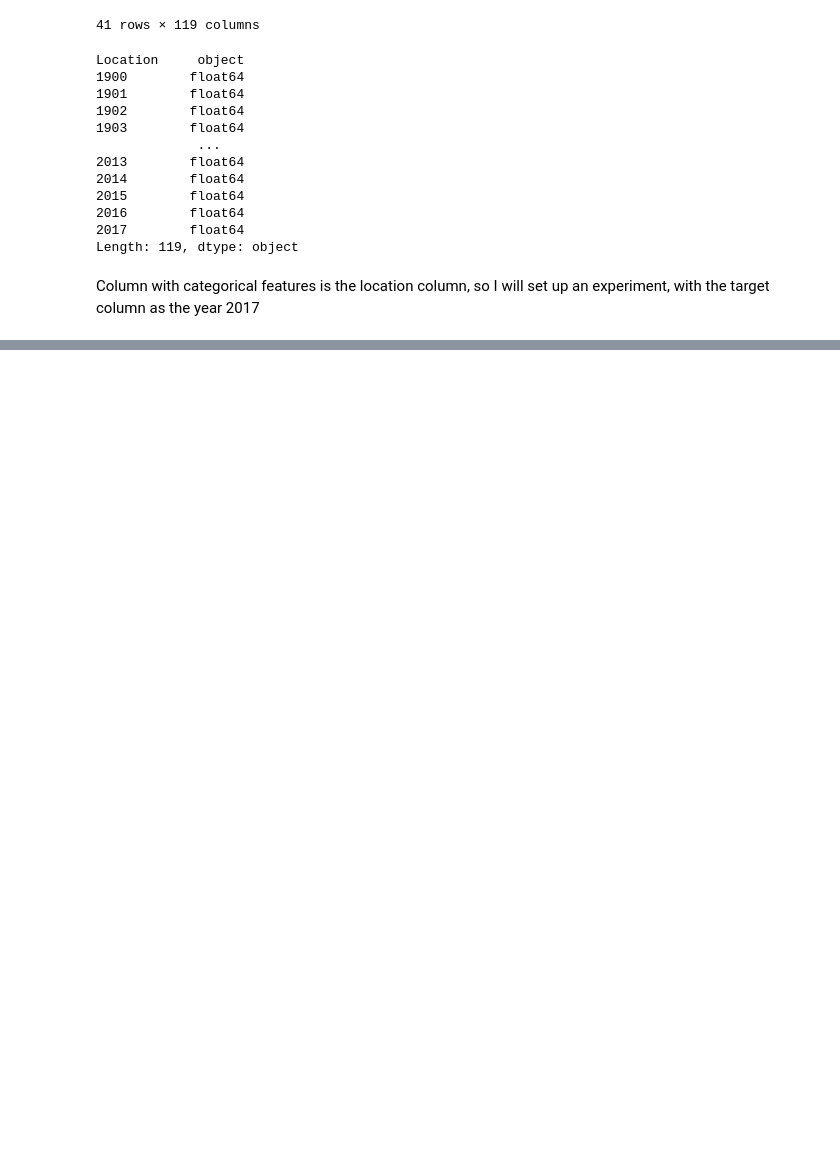
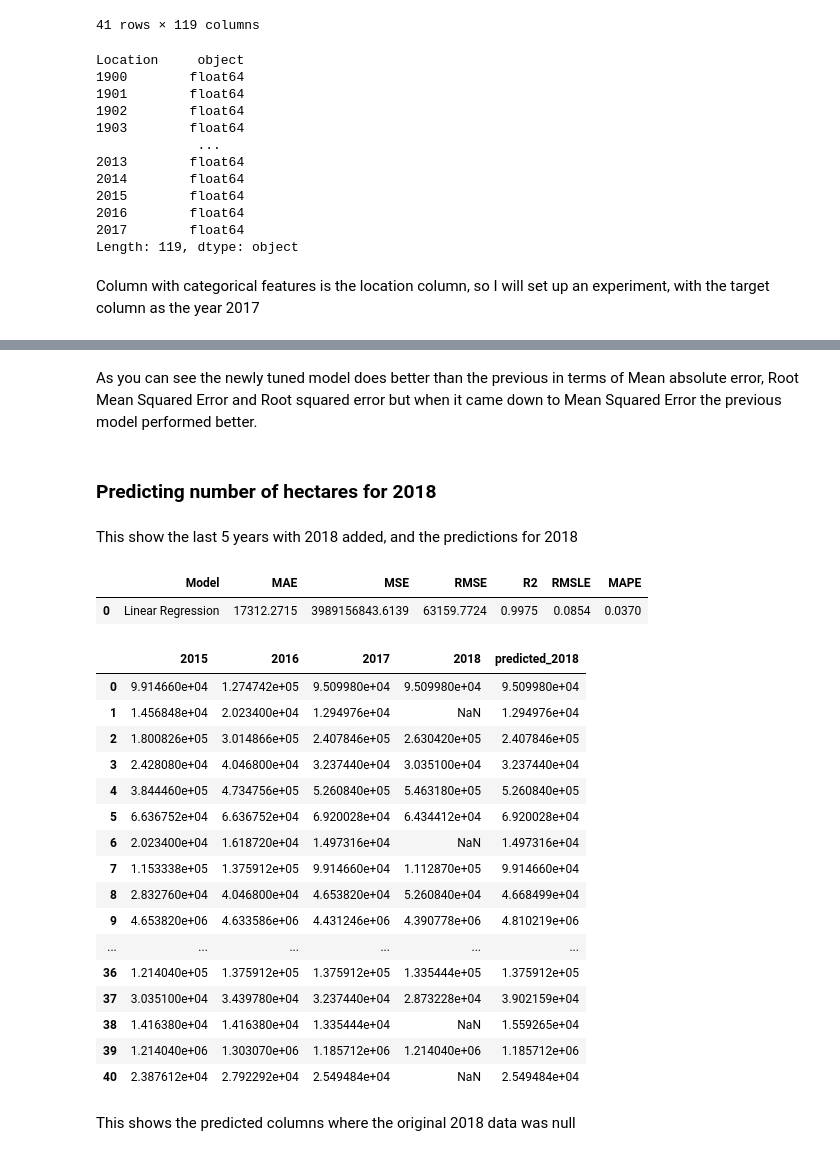
Before and after one commit to charleskwakye/cloud_AI_Group4, a Jupyter notebook: Crop_files/cropPycaret.ipynb, the cells around one changed output, grey strips where cells are left out. Cells and saved outputs as stored; diff of their text form; code cells hidden in the pictures; blank space fills up the shorter version.

```diff
--- a/Crop_files/cropPycaret.ipynb
+++ b/Crop_files/cropPycaret.ipynb
@@ -154,0 +187,37 @@ plot_model(tuned_lr, plot = 'error')
+# %% [markdown]
+As you can see the newly tuned model does better than the previous in terms of Mean absolute error, Root Mean Squared Error and Root squared error but when it came down to Mean Squared Error the previous model performed better.
+# %% [markdown]
+<h3>Predicting number of hectares for 2018</h3>
+# %% [markdown]
+This show the last 5 years with 2018 added, and the predictions for 2018
+# %%
+new_data = pd.read_csv('2018_Cropdata.csv',delimiter=',')
+new_data
+predictions = predict_model(tuned_lr, data=new_data)
+predictions = predictions.rename(columns={'prediction_label': 'predicted_2018'})
+predictions = predictions[['2015', '2016', '2017', '2018', 'predicted_2018']]  # Reorder columns
+
+last_5_columns = predictions.iloc[:,-5:]
+last_5_columns
+# %% [output]
+|  | Model | MAE | MSE | RMSE | R2 | RMSLE | MAPE |
+| 0 | Linear Regression | 17312.2715 | 3989156843.6139 | 63159.7724 | 0.9975 | 0.0854 | 0.0370 |
+|  | 2015 | 2016 | 2017 | 2018 | predicted_2018 |
+| 0 | 9.914660e+04 | 1.274742e+05 | 9.509980e+04 | 9.509980e+04 | 9.509980e+04 |
+| 1 | 1.456848e+04 | 2.023400e+04 | 1.294976e+04 | NaN | 1.294976e+04 |
+| 2 | 1.800826e+05 | 3.014866e+05 | 2.407846e+05 | 2.630420e+05 | 2.407846e+05 |
+| 3 | 2.428080e+04 | 4.046800e+04 | 3.237440e+04 | 3.035100e+04 | 3.237440e+04 |
+| 4 | 3.844460e+05 | 4.734756e+05 | 5.260840e+05 | 5.463180e+05 | 5.260840e+05 |
+| 5 | 6.636752e+04 | 6.636752e+04 | 6.920028e+04 | 6.434412e+04 | 6.920028e+04 |
+| 6 | 2.023400e+04 | 1.618720e+04 | 1.497316e+04 | NaN | 1.497316e+04 |
+| 7 | 1.153338e+05 | 1.375912e+05 | 9.914660e+04 | 1.112870e+05 | 9.914660e+04 |
+| 8 | 2.832760e+04 | 4.046800e+04 | 4.653820e+04 | 5.260840e+04 | 4.668499e+04 |
+| 9 | 4.653820e+06 | 4.633586e+06 | 4.431246e+06 | 4.390778e+06 | 4.810219e+06 |
+| ... | ... | ... | ... | ... | ... |
+| 36 | 1.214040e+05 | 1.375912e+05 | 1.375912e+05 | 1.335444e+05 | 1.375912e+05 |
+| 37 | 3.035100e+04 | 3.439780e+04 | 3.237440e+04 | 2.873228e+04 | 3.902159e+04 |
+| 38 | 1.416380e+04 | 1.416380e+04 | 1.335444e+04 | NaN | 1.559265e+04 |
+| 39 | 1.214040e+06 | 1.303070e+06 | 1.185712e+06 | 1.214040e+06 | 1.185712e+06 |
+| 40 | 2.387612e+04 | 2.792292e+04 | 2.549484e+04 | NaN | 2.549484e+04 |
+# %% [markdown]
+This shows the predicted columns where the original 2018 data was null
```
Also changed, not shown: parts of 9 cells of this notebook.
